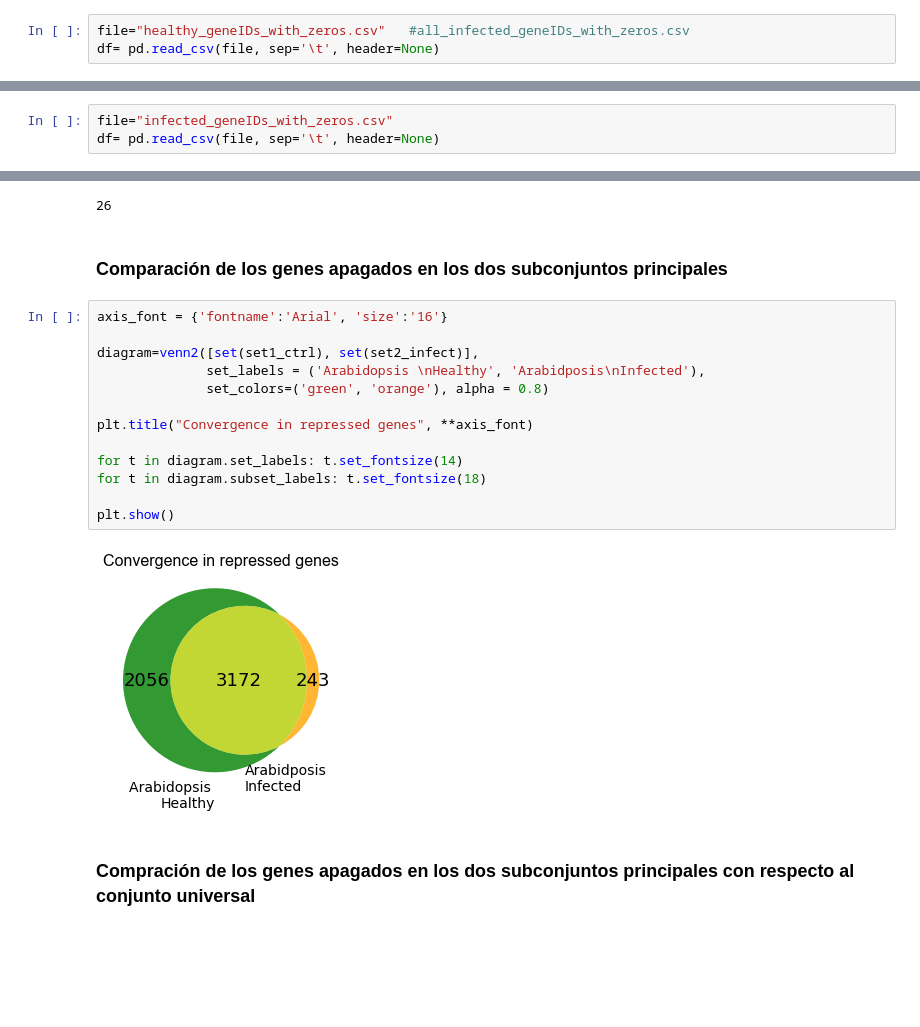
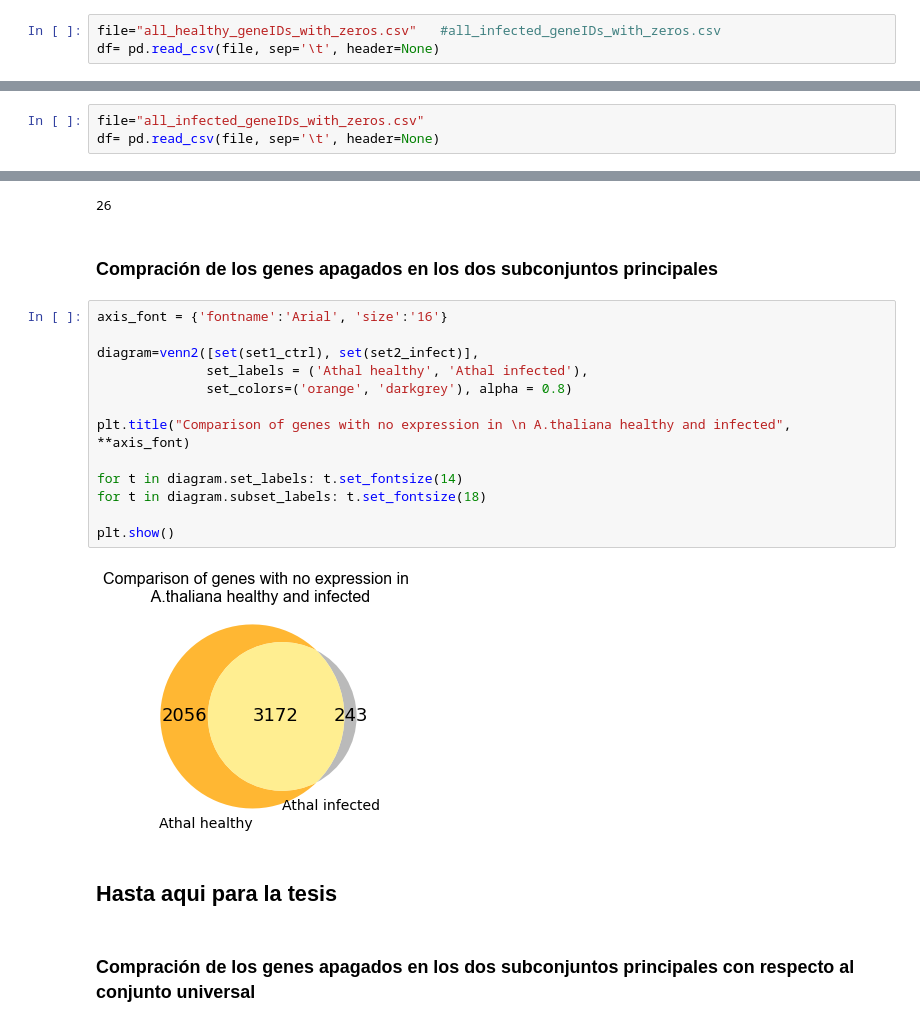
Before and after one commit to cyntsc/meta-analisis-athal, a Jupyter notebook: notebooks/Venn_diagram_genes_in_ceros.ipynb, the cells around one changed output, grey strips where cells are left out. Cells and saved outputs as stored; diff of their text form; blank space fills up the shorter version.

```diff
--- a/notebooks/Venn_diagram_genes_in_ceros.ipynb
+++ b/notebooks/Venn_diagram_genes_in_ceros.ipynb
@@ -31,7 +31,7 @@ matplotlib-venn-0.11.5
 ### Subset 1: Control
 **Crea la lista de genes en ceros del conjunto de datos de control "Dataset1"**
 # %%
-file="healthy_geneIDs_with_zeros.csv"   #all_infected_geneIDs_with_zeros.csv
+file="all_healthy_geneIDs_with_zeros.csv"   #all_infected_geneIDs_with_zeros.csv
 df= pd.read_csv(file, sep='\t', header=None)
 # %%
 print(df.shape)
@@ -46,7 +46,7 @@ Int64Index([0], dtype='int64')
 ### Subset 2: Tratamientos
 **Crea la lista de genes en ceros del conjunto de datos de tratamientos "Dataset2"**
 # %%
-file="infected_geneIDs_with_zeros.csv"
+file="all_infected_geneIDs_with_zeros.csv"
 df= pd.read_csv(file, sep='\t', header=None)
 # %%
 print(df.shape)
@@ -73,22 +73,24 @@ len(set_universal)
 Int64Index([0], dtype='int64')
 26
 # %% [markdown]
-### Comparación de los genes apagados en los dos subconjuntos principales
+### Compración de los genes apagados en los dos subconjuntos principales
 # %%
 axis_font = {'fontname':'Arial', 'size':'16'}
 
 diagram=venn2([set(set1_ctrl), set(set2_infect)],
-              set_labels = ('Arabidopsis \nHealthy', 'Arabidposis\nInfected'),
-              set_colors=('green', 'orange'), alpha = 0.8)
+              set_labels = ('Athal healthy', 'Athal infected'),
+              set_colors=('orange', 'darkgrey'), alpha = 0.8)
 
-plt.title("Convergence in repressed genes", **axis_font)
+plt.title("Comparison of genes with no expression in \n A.thaliana healthy and infected", **axis_font)
 
 for t in diagram.set_labels: t.set_fontsize(14)
 for t in diagram.subset_labels: t.set_fontsize(18)
 
 plt.show()
 # %% [output]
-[figure, old version]
+[figure, new version]
+# %% [markdown]
+## Hasta aqui para la tesis
 # %% [markdown]
 ### Compración de los genes apagados en los dos subconjuntos principales con respecto al conjunto universal
 # %%
```
Also changed, not shown: parts of 16 cells of this notebook, 39 other files.
